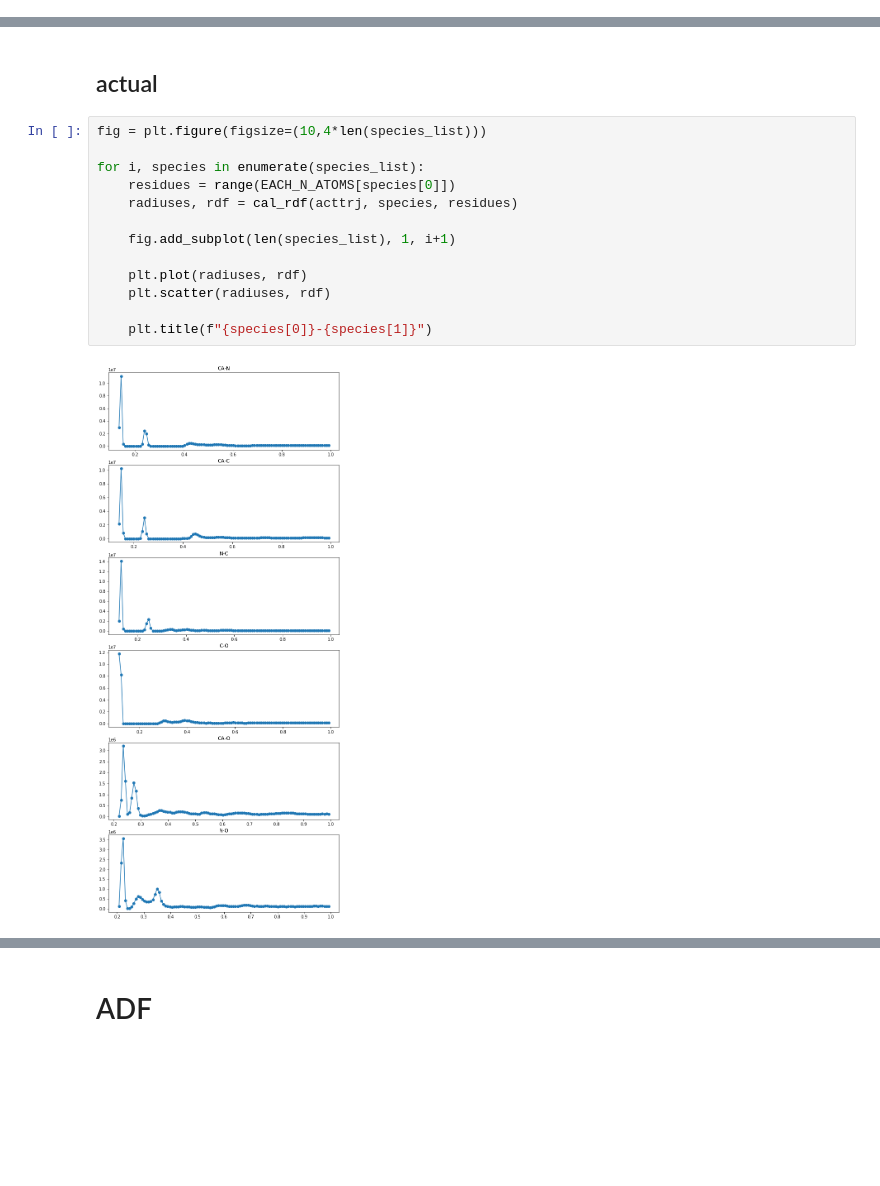
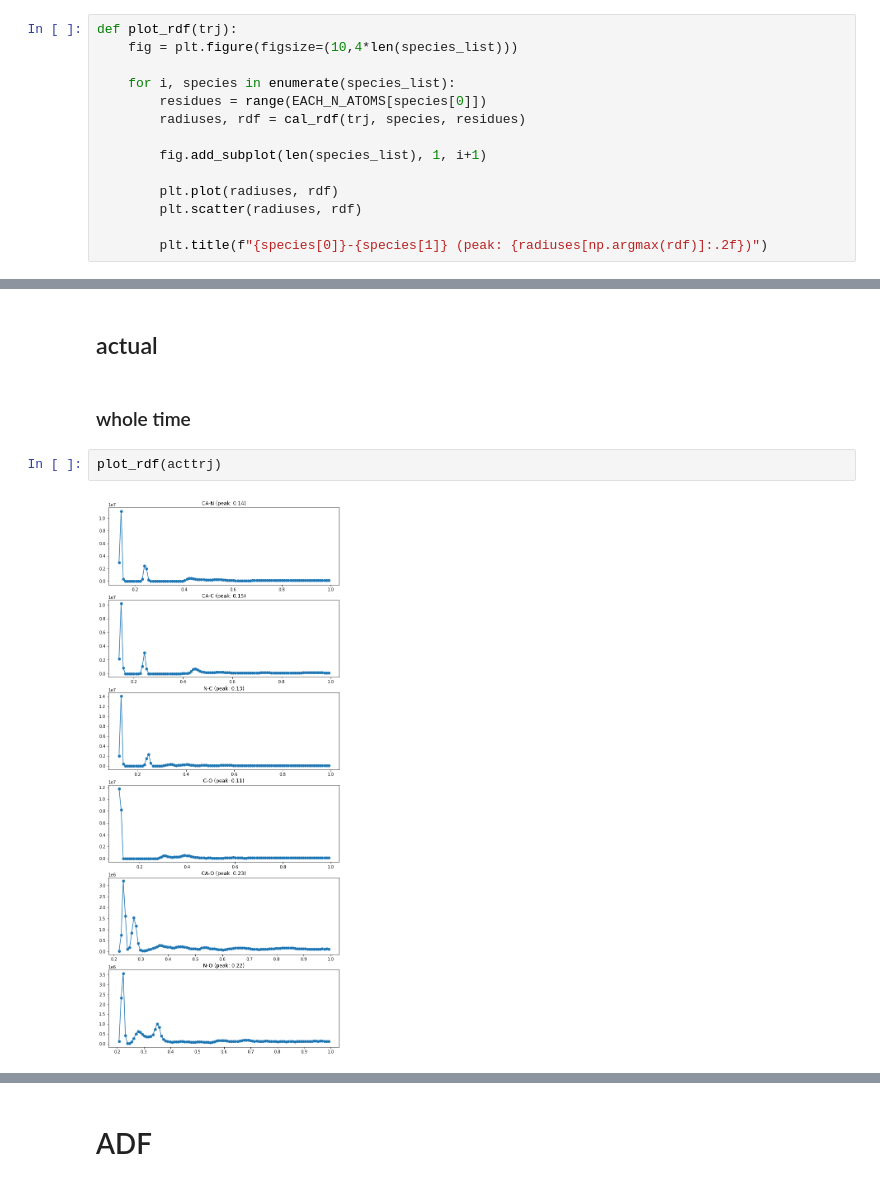
Before and after one commit to ShimeiYago/force-prediction, a Jupyter notebook: 07-rdf-adf.ipynb, the cells around one changed output, grey strips where cells are left out. Saved outputs shown, nothing was run; the diff lists cells and outputs as text; blank space fills up the shorter version.

Commit message:
RDF and ADF each time

```diff
--- a/07-rdf-adf.ipynb
+++ b/07-rdf-adf.ipynb
@@ -60,3 +68,17 @@ species_list = [
     ['CA', 'O'],
     ['N', 'O'],
 ]
+# %%
+def plot_rdf(trj):
+    fig = plt.figure(figsize=(10,4*len(species_list)))
+
+    for i, species in enumerate(species_list):
+        residues = range(EACH_N_ATOMS[species[0]])
+        radiuses, rdf = cal_rdf(trj, species, residues)
+
+        fig.add_subplot(len(species_list), 1, i+1)
+
+        plt.plot(radiuses, rdf)
+        plt.scatter(radiuses, rdf)
+
+        plt.title(f"{species[0]}-{species[1]} (peak: {radiuses[np.argmax(rdf)]:.2f})")
@@ -63,17 +101,8 @@ species_list = [
 # %% [markdown]
 ## actual
-# %%
-fig = plt.figure(figsize=(10,4*len(species_list)))
-
-for i, species in enumerate(species_list):
-    residues = range(EACH_N_ATOMS[species[0]])
-    radiuses, rdf = cal_rdf(acttrj, species, residues)
-
-    fig.add_subplot(len(species_list), 1, i+1)
-
-    plt.plot(radiuses, rdf)
-    plt.scatter(radiuses, rdf)
-
-    plt.title(f"{species[0]}-{species[1]}")
-# %% [output]
-[figure, removed]
+# %% [markdown]
+### whole time
+# %%
+plot_rdf(acttrj)
+# %% [output]
+[figure, added]
```
Also changed, not shown: parts of 15 cells of this notebook, 1 other file.
